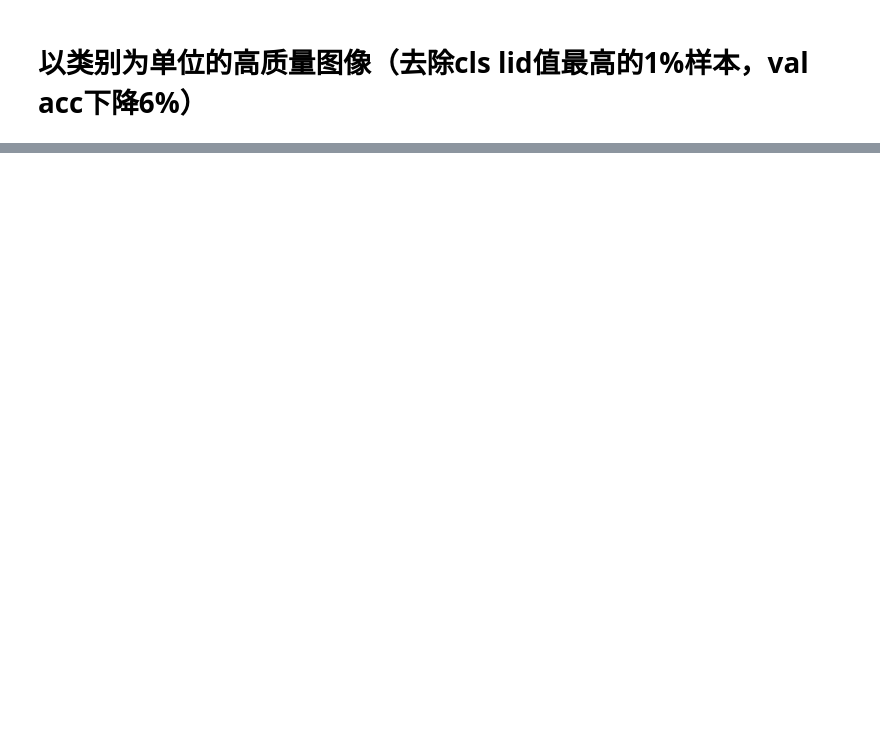
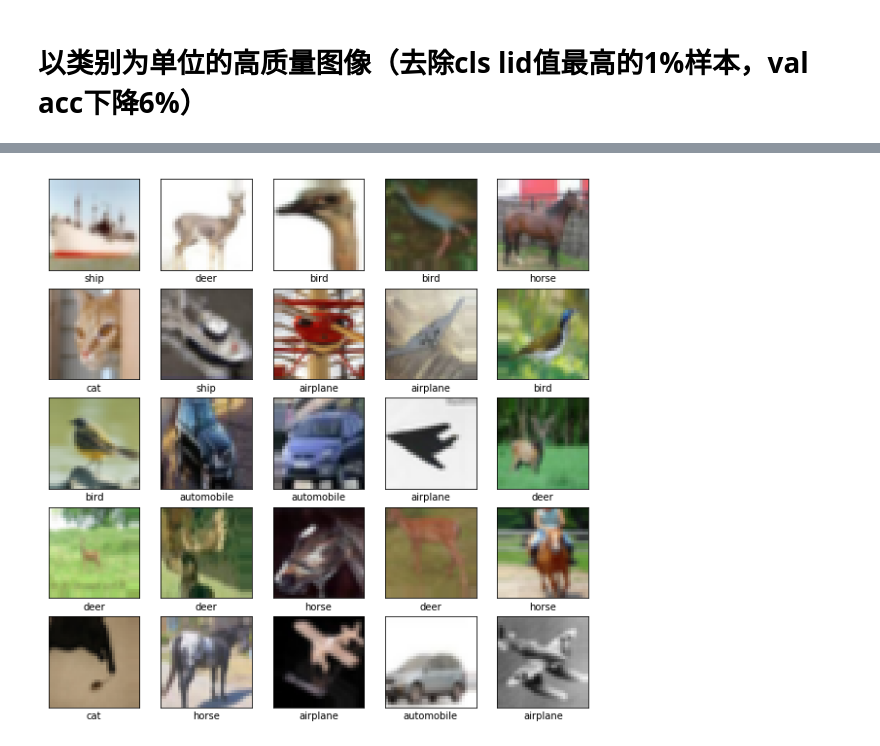
Before and after one commit to oyzh888/LID_Research, a Jupyter notebook: Data Visualization with LID and Augmentation.ipynb, the cells around one changed output, grey strips where cells are left out. Cells and saved outputs as stored; diff of their text form; code cells hidden in the pictures; blank space fills up the shorter version.

```diff
--- a/Data Visualization with LID and Augmentation.ipynb
+++ b/Data Visualization with LID and Augmentation.ipynb
@@ -419,0 +520,15 @@ for i in range(25):
+# %%
+low_idx = np.argwhere(low_mask!=0).flatten()
+random_low = np.random.choice(low_idx,25,replace=False)
+plt.figure(figsize=(10,10))
+for i in range(25):
+    plt.subplot(5,5,i+1)
+    plt.xticks([])
+    plt.yticks([])
+    plt.grid(False)
+    tmp = np.asarray(x_train_augmentation[random_low[i]], dtype=np.int)
+    plt.imshow(tmp)
+    label = y_train_augmentation[random_low[i]][0]
+    plt.xlabel(cifar10_labels[label])
+# %% [output]
+[figure, added]
```
Also changed, not shown: parts of 25 cells of this notebook, 4 other files.
